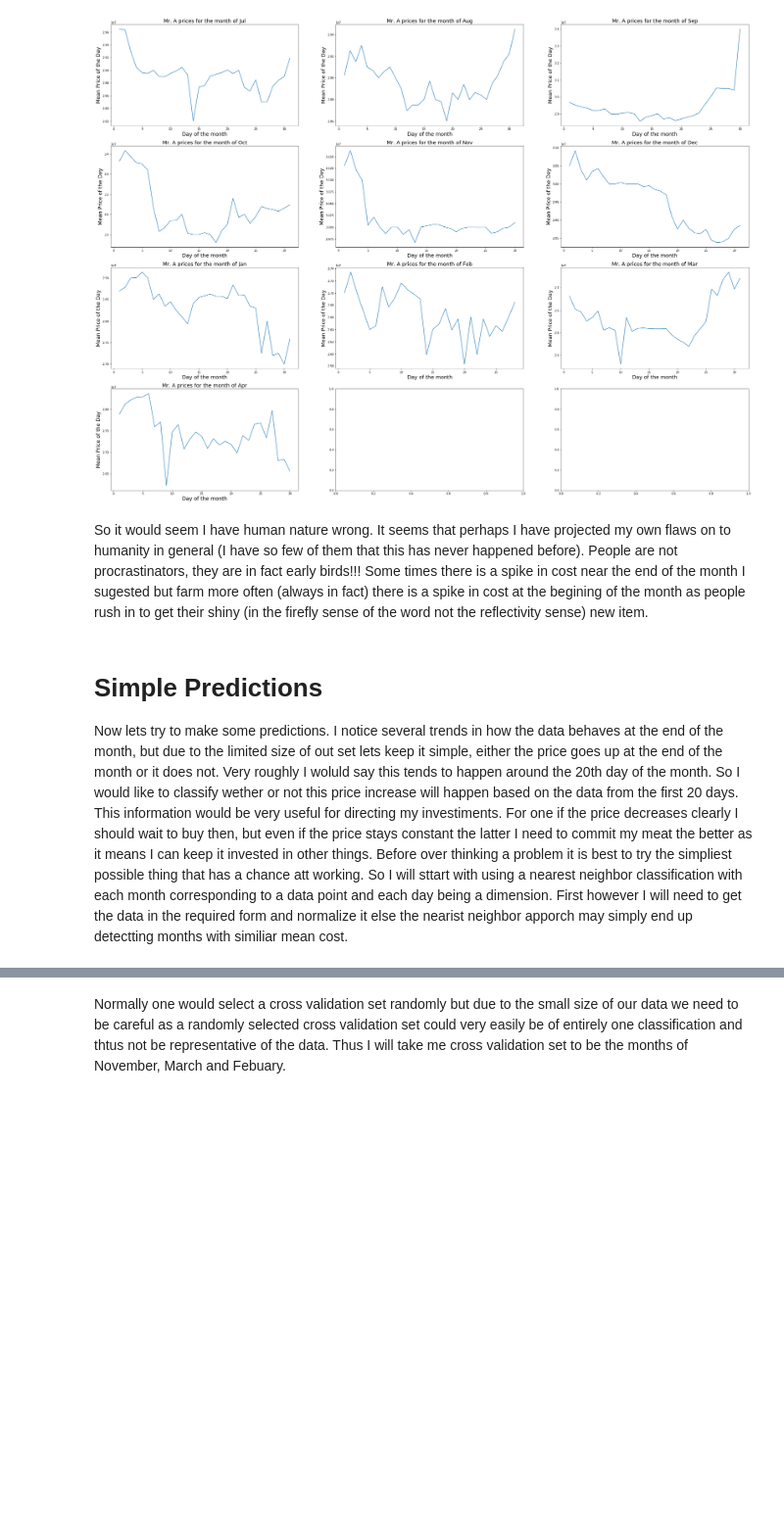
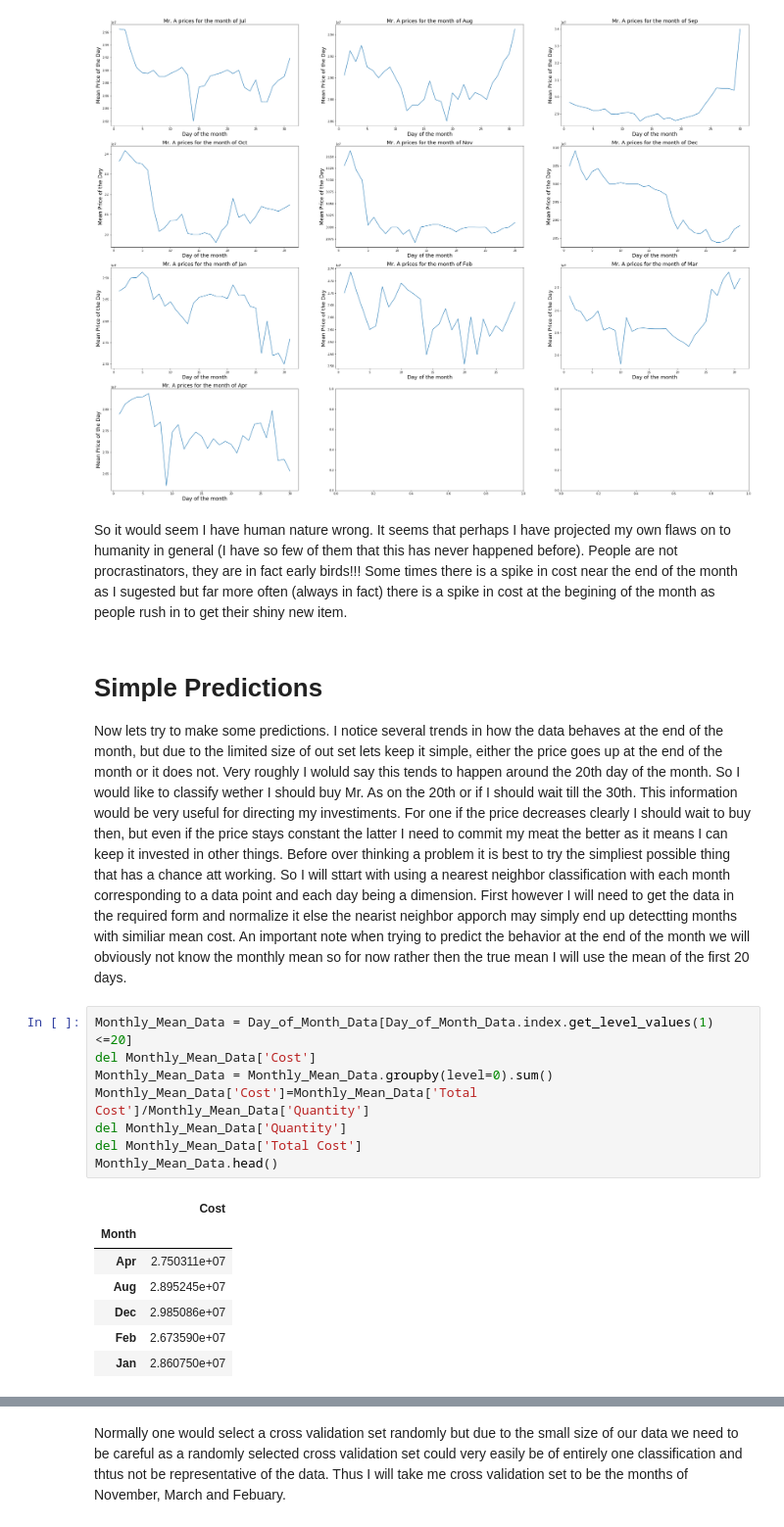
Before and after one commit to AdamJacoby/Kol_Market_Data, a Jupyter notebook: Kol_Data.ipynb, the cells around one changed output, grey strips where cells are left out. Shown at 98% size. Cells and saved outputs as stored; diff of their text form; blank space fills up the shorter version.

```diff
--- a/Kol_Data.ipynb
+++ b/Kol_Data.ipynb
@@ -173,9 +187,25 @@ for i in range(0,10):
 # %% [output]
 [figure]
 # %% [markdown]
-So it would seem I have human nature wrong. It seems that perhaps I have projected my own flaws on to humanity in general (I have so few of them that this has never happened before). People are not procrastinators, they are in fact early birds!!! Some times there is a spike in cost near the end of the month I sugested but farm more often (always in fact) there is a spike in cost at the begining of the month as people rush in to get their shiny (in the firefly sense of the word not the reflectivity sense) new item.
+So it would seem I have human nature wrong. It seems that perhaps I have projected my own flaws on to humanity in general (I have so few of them that this has never happened before). People are not procrastinators, they are in fact early birds!!! Some times there is a spike in cost near the end of the month as I sugested but far more often (always in fact) there is a spike in cost at the begining of the month as people rush in to get their shiny new item.
 # %% [markdown]
 # Simple Predictions
-Now lets try to make some predictions. I notice several trends in how the data behaves at the end of the month, but due to the limited size of out set lets keep it simple, either the price goes up at the end of the month or it does not. Very roughly I woluld say this tends to happen around the 20th day of the month. So I would like to classify wether or not this price increase will happen based on the data from the first 20 days. This information would be very useful for directing my investiments. For one if the price decreases clearly I should wait to buy then, but even if the price stays constant the latter I need to commit my meat the better as it means I can keep it invested in other things. Before over thinking a problem it is best to try the simpliest possible thing that has a chance att working. So I will sttart with using a nearest neighbor classification with each month corresponding to a data point and each day being a dimension. First however I will need to get the data in the required form and normalize it else the nearist neighbor apporch may simply end up detectting months with similiar mean cost.
+Now lets try to make some predictions. I notice several trends in how the data behaves at the end of the month, but due to the limited size of out set lets keep it simple, either the price goes up at the end of the month or it does not. Very roughly I woluld say this tends to happen around the 20th day of the month. So I would like to classify wether I should buy Mr. As on the 20th or if I should wait till the 30th. This information would be very useful for directing my investiments. For one if the price decreases clearly I should wait to buy then, but even if the price stays constant the latter I need to commit my meat the better as it means I can keep it invested in other things. Before over thinking a problem it is best to try the simpliest possible thing that has a chance att working. So I will sttart with using a nearest neighbor classification with each month corresponding to a data point and each day being a dimension. First however I will need to get the data in the required form and normalize it else the nearist neighbor apporch may simply end up detectting months with similiar mean cost. An important note when trying to predict the behavior at the end of the month we will obviously not know the monthly mean so for now rather then the true mean I will use the mean of the first 20 days.
+# %%
+Monthly_Mean_Data = Day_of_Month_Data[Day_of_Month_Data.index.get_level_values(1)<=20]
+del Monthly_Mean_Data['Cost']
+Monthly_Mean_Data = Monthly_Mean_Data.groupby(level=0).sum()
+Monthly_Mean_Data['Cost']=Monthly_Mean_Data['Total Cost']/Monthly_Mean_Data['Quantity']
+del Monthly_Mean_Data['Quantity']
+del Monthly_Mean_Data['Total Cost']
+Monthly_Mean_Data.head()
+# %% [output]
+|  | Cost |
+| Month |  |
+| Apr | 2.750311e+07 |
+| Aug | 2.895245e+07 |
+| Dec | 2.985086e+07 |
+| Feb | 2.673590e+07 |
+| Jan | 2.860750e+07 |
 # %%
 X=[]
```
Also changed, not shown: parts of 61 cells of this notebook, 10 other files.
